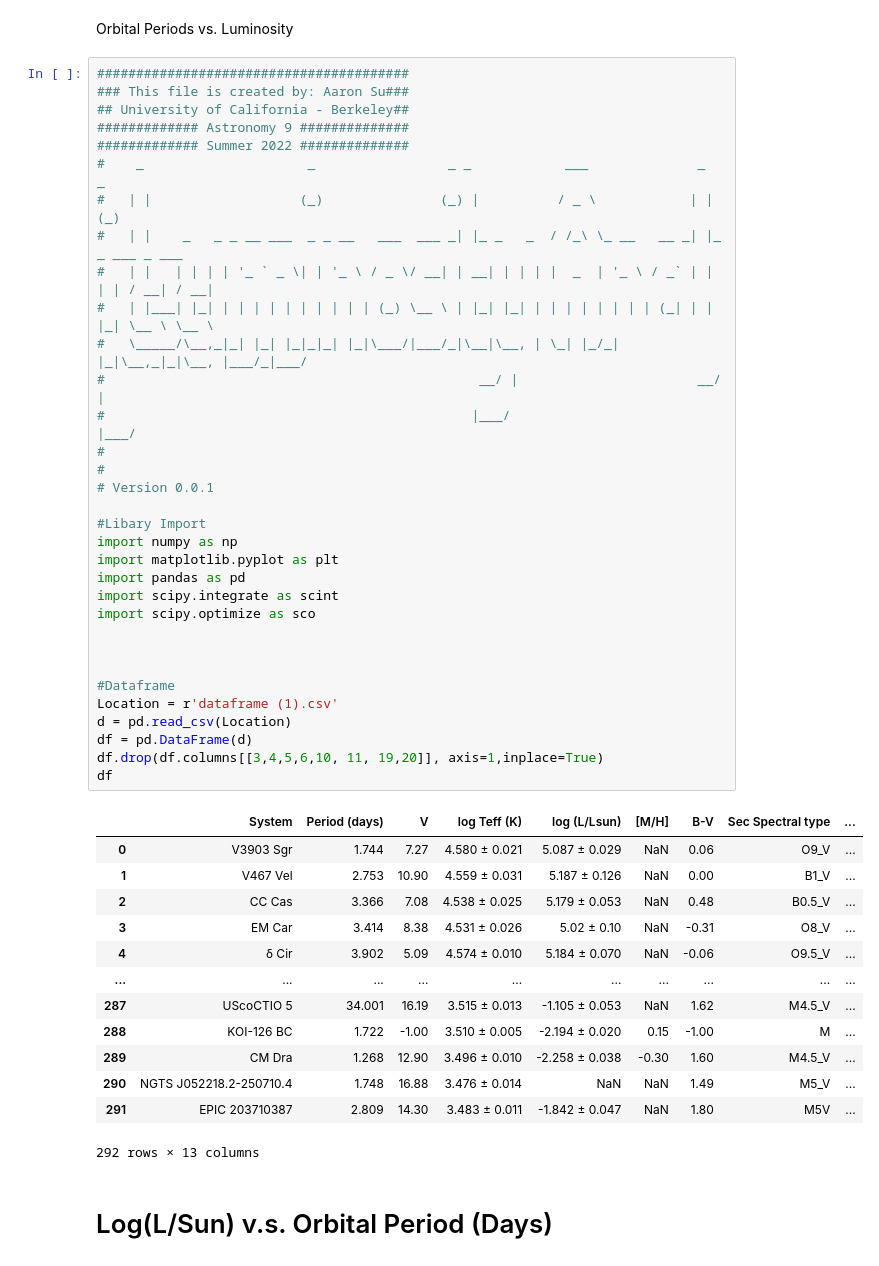
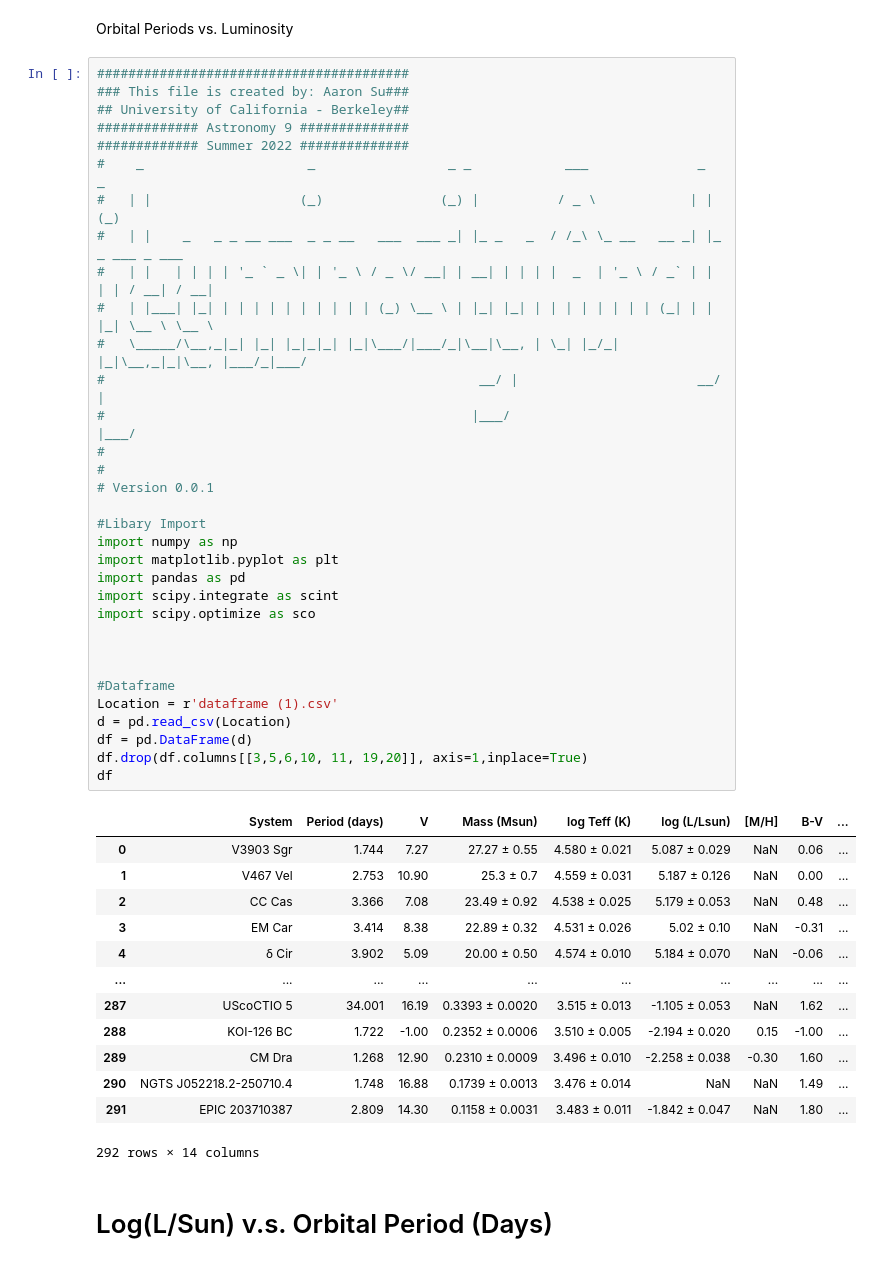
Before and after one commit to aaronsuu/star_luminosity_analysis, a Jupyter notebook: Research_Aaron_S.ipynb, the cells around one changed output. Cells and saved outputs as stored; diff of their text form.

```diff
--- a/Research_Aaron_S.ipynb
+++ b/Research_Aaron_S.ipynb
@@ -8,47 +8,47 @@ Orbital Periods vs. Luminosity
 ## University of California - Berkeley##
 ############# Astronomy 9 ##############
 ############# Summer 2022 ##############
 #    _                     _                 _ _            ___              _           _
 #   | |                   (_)               (_) |          / _ \            | |         (_)
 #   | |    _   _ _ __ ___  _ _ __   ___  ___ _| |_ _   _  / /_\ \_ __   __ _| |_   _ ___ _ ___
 #   | |   | | | | '_ ` _ \| | '_ \ / _ \/ __| | __| | | | |  _  | '_ \ / _` | | | | / __| / __|
 #   | |___| |_| | | | | | | | | | | (_) \__ \ | |_| |_| | | | | | | | | (_| | | |_| \__ \ \__ \
 #   \_____/\__,_|_| |_| |_|_|_| |_|\___/|___/_|\__|\__, | \_| |_/_| |_|\__,_|_|\__, |___/_|___/
 #                                                __/ |                       __/ |
 #                                               |___/                       |___/
 #
 #
 # Version 0.0.1
 
 #Libary Import
 import numpy as np
 import matplotlib.pyplot as plt
 import pandas as pd
 import scipy.integrate as scint
 import scipy.optimize as sco
 
 
 
 #Dataframe
 Location = r'dataframe (1).csv'
 d = pd.read_csv(Location)
 df = pd.DataFrame(d)
-df.drop(df.columns[[3,4,5,6,10, 11, 19,20]], axis=1,inplace=True)
+df.drop(df.columns[[3,5,6,10, 11, 19,20]], axis=1,inplace=True)
 df
 # %% [output]
-|  | System | Period (days) | V | log Teff (K) | log (L/Lsun) | [M/H] | B-V | Sec Spectral type | ... |
-| 0 | V3903 Sgr | 1.744 | 7.27 | 4.580 ± 0.021 | 5.087 ± 0.029 | NaN | 0.06 | O9_V | ... |
-| 1 | V467 Vel | 2.753 | 10.90 | 4.559 ± 0.031 | 5.187 ± 0.126 | NaN | 0.00 | B1_V | ... |
-| 2 | CC Cas | 3.366 | 7.08 | 4.538 ± 0.025 | 5.179 ± 0.053 | NaN | 0.48 | B0.5_V | ... |
-| 3 | EM Car | 3.414 | 8.38 | 4.531 ± 0.026 | 5.02 ± 0.10 | NaN | -0.31 | O8_V | ... |
-| 4 | δ Cir | 3.902 | 5.09 | 4.574 ± 0.010 | 5.184 ± 0.070 | NaN | -0.06 | O9.5_V | ... |
+|  | System | Period (days) | V | Mass (Msun) | log Teff (K) | log (L/Lsun) | [M/H] | B-V | ... |
+| 0 | V3903 Sgr | 1.744 | 7.27 | 27.27 ± 0.55 | 4.580 ± 0.021 | 5.087 ± 0.029 | NaN | 0.06 | ... |
+| 1 | V467 Vel | 2.753 | 10.90 | 25.3 ± 0.7 | 4.559 ± 0.031 | 5.187 ± 0.126 | NaN | 0.00 | ... |
+| 2 | CC Cas | 3.366 | 7.08 | 23.49 ± 0.92 | 4.538 ± 0.025 | 5.179 ± 0.053 | NaN | 0.48 | ... |
+| 3 | EM Car | 3.414 | 8.38 | 22.89 ± 0.32 | 4.531 ± 0.026 | 5.02 ± 0.10 | NaN | -0.31 | ... |
+| 4 | δ Cir | 3.902 | 5.09 | 20.00 ± 0.50 | 4.574 ± 0.010 | 5.184 ± 0.070 | NaN | -0.06 | ... |
 | ... | ... | ... | ... | ... | ... | ... | ... | ... | ... |
-| 287 | UScoCTIO 5 | 34.001 | 16.19 | 3.515 ± 0.013 | -1.105 ± 0.053 | NaN | 1.62 | M4.5_V | ... |
-| 288 | KOI-126 BC | 1.722 | -1.00 | 3.510 ± 0.005 | -2.194 ± 0.020 | 0.15 | -1.00 | M | ... |
-| 289 | CM Dra | 1.268 | 12.90 | 3.496 ± 0.010 | -2.258 ± 0.038 | -0.30 | 1.60 | M4.5_V | ... |
-| 290 | NGTS J052218.2-250710.4 | 1.748 | 16.88 | 3.476 ± 0.014 | NaN | NaN | 1.49 | M5_V | ... |
-| 291 | EPIC 203710387 | 2.809 | 14.30 | 3.483 ± 0.011 | -1.842 ± 0.047 | NaN | 1.80 | M5V | ... |
+| 287 | UScoCTIO 5 | 34.001 | 16.19 | 0.3393 ± 0.0020 | 3.515 ± 0.013 | -1.105 ± 0.053 | NaN | 1.62 | ... |
+| 288 | KOI-126 BC | 1.722 | -1.00 | 0.2352 ± 0.0006 | 3.510 ± 0.005 | -2.194 ± 0.020 | 0.15 | -1.00 | ... |
+| 289 | CM Dra | 1.268 | 12.90 | 0.2310 ± 0.0009 | 3.496 ± 0.010 | -2.258 ± 0.038 | -0.30 | 1.60 | ... |
+| 290 | NGTS J052218.2-250710.4 | 1.748 | 16.88 | 0.1739 ± 0.0013 | 3.476 ± 0.014 | NaN | NaN | 1.49 | ... |
+| 291 | EPIC 203710387 | 2.809 | 14.30 | 0.1158 ± 0.0031 | 3.483 ± 0.011 | -1.842 ± 0.047 | NaN | 1.80 | ... |
-292 rows × 13 columns
+292 rows × 14 columns
 # %% [markdown]
 # Log(L/Sun) v.s. Orbital Period (Days)
 # %% [markdown]
```
Also changed, not shown: parts of 16 cells of this notebook.
